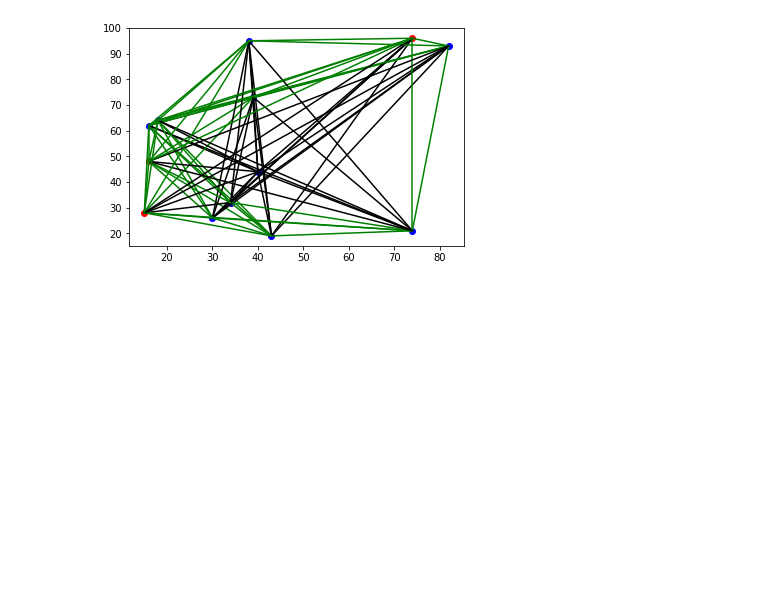
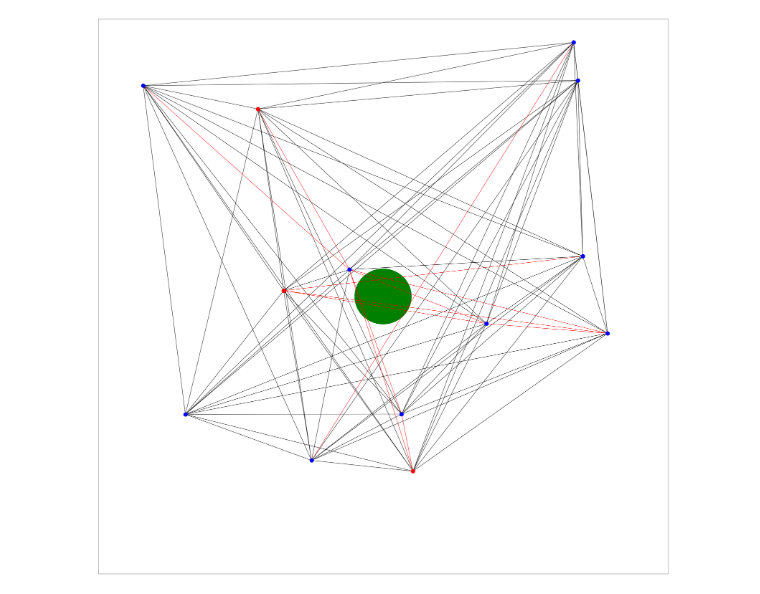
Before and after one commit to randomzy/MonteCarloMethods, a Jupyter notebook: Simulation.ipynb, the cells around one changed output. Saved outputs shown, nothing was run; the diff lists cells and outputs as text; code cells hidden in the pictures; blank space fills up the shorter version.

```diff
--- a/Simulation.ipynb
+++ b/Simulation.ipynb
@@ -9,16 +26,19 @@ poorPeople = 30000
 # %%
 def generateNeighbourhoods(nNeighbourhoods):
-    x = np.random.randint(0,101,nNeighbourhoods)
-    y = np.random.randint(0,101,nNeighbourhoods)
+    x = np.random.randint(0,norm,nNeighbourhoods)
+    y = np.random.randint(0,norm,nNeighbourhoods)
     return x,y
 
-x,y = generateNeighbourhoods(poorNeighbourhoods)
+xp,yp = generateNeighbourhoods(poorNeighbourhoods)
 xr,yr = generateNeighbourhoods(richNeighbourhoods)
-plt.plot(x,y,'bo')
-plt.plot(xr,yr,'ro')
 
-x = np.append(x,xr)
-y = np.append(y,yr)
+x = np.append(xr,xp)
+y = np.append(yr,yp)
+
+def connect(x,y,p1,p2,color='k'):
+    x1, x2 = x[p1], x[p2]
+    y1, y2 = y[p1], y[p2]
+    plt.plot([x1,x2],[y1,y2],color+'-')
 
 def intersects(x,y,p1,p2,cx,cy,cr):
     x1, x2 = x[p1], x[p2]
@@ -31,69 +51,77 @@ def intersects(x,y,p1,p2,cx,cy,cr):
     dy = y2 - y1
     dr_squared = dx**2 + dy**2
     D = x1*y2 - x2*y1
-    return cr**2 * dr_squared > D**2
+    return cr**2 * dr_squared >= D**2
 
-def connect(x,y,p1,p2,color='k'):
-    x1, x2 = x[p1], x[p2]
-    y1, y2 = y[p1], y[p2]
-    plt.plot([x1,x2],[y1,y2],color+'-')
+visibileRoutes = set()
 
 def drawRoutes(x,y):
     for i in range(0,len(x)):
         for j in range(i,len(x)):
-            if(intersects(x,y,i,j,50,50,20)):
+            if(intersects(x,y,i,j,norm/2,norm/2,100)):
+                visibileRoutes.add((i,j));
+                visibileRoutes.add((j,i));
+                connect(x,y,i,j,color='r')
+            else:
                 connect(x,y,i,j,color='k')
-            else:
-                connect(x,y,i,j,color='g')
 
 #graph is complete so all edges are n(n-1)/2 -> complexity for checking if an agent
 #could visit the shop is O(n^2) in space and O(n^2) in time lookup(table)
 #total time complexity should be O(n^2*iterations)
 
-neighbours = {x:list(range(richNeighbourhoods+poorNeighbourhoods)) for x in range(richNeighbourhoods+poorNeighbourhoods)}
-direction_probability = np.full(richNeighbourhoods+poorNeighbourhoods,1/(richNeighbourhoods+poorNeighbourhoods))
-stationary_distribution = np.append(np.full(poorNeighbourhoods,20),np.full(richNeighbourhoods,100))
-states = richNeighbourhoods + poorNeighbourhoods
-
 #Metropolis-Hastings
-def MetropolisHastings():
+def MetropolisHastings(neighbours,direction_probability,stationary_distribution):
+    states = len(neighbours.keys())
     MH_mat = np.zeros((states,states))
     proposal_mat = np.zeros((states,states))
 
-    #could be inserted in above algorithm for speedup
     for state,adjacent in zip(neighbours.keys(),neighbours.values()):
         for direction in range(len(neighbours.keys())):
             proposal_mat[state,adjacent[direction]] += direction_probability[direction]
 
     for state,adjacent in zip(neighbours.keys(),neighbours.values()):
         accept_probability = 0.0 #the probability to move to any of the neighbouring states
         for direction in range(len(neighbours.keys())):
             if(adjacent[direction]!=state):
                 acceptance_ratio = min(1, \
                     (stationary_distribution[adjacent[direction]]*proposal_mat[adjacent[direction],state])/ \
                     (stationary_distribution[state]*proposal_mat[state,adjacent[direction]]))
                 transition_probability = direction_probability[direction]*acceptance_ratio
                 accept_probability += transition_probability
                 MH_mat[state,adjacent[direction]] = transition_probability
         MH_mat[state,state] = 1-accept_probability
-    return MH_mat,proposal_mat
+    return MH_mat
 
-MHrich,proposal = MetropolisHastings()
+def generateMarkovMat(stationary_distribution):
+    neighbours = {x:list(range(totalNeighbourhoods)) for x in range(totalNeighbourhoods)}
+    direction_probability = np.full(totalNeighbourhoods,1/(totalNeighbourhoods))
+    return MetropolisHastings(neighbours,direction_probability,stationary_distribution)
 
-def step(state, markovMat):
-    nextState = np.random.choice()
-    return nextState
-#1) check which pairs of points cross the shop add in loopup table -> O(n^2)
-#2) start simulation
-#  2.1) make a step in the markov chain for each agent
-#  2.2) in each iteration check if the agent moving from point A to point B "sees the shop"
+richMM = generateMarkovMat(richDistribution)
+poorMM = generateMarkovMat(poorDistribution)
 
-def price(x,y,px,py):
-    return
-
-drawRoutes(x,y)
+#cumulative sums for determining next states
+richCS = np.cumsum(richMM,axis=1)
+poorCS = np.cumsum(poorMM,axis=1)
 
 agent_rich_state = np.random.randint(0,richNeighbourhoods,richPeople)
-agent_poor_state = np.random.randint(0,poorNeighbourhoods,poorPeople)
+agent_poor_state = np.random.randint(richNeighbourhoods,poorNeighbourhoods,poorPeople)
+
+def price(x,y,cx,cy):
+    p = zip(x,y)
+    np.linalg.norm()
+
+
+plt.figure(figsize=(50, 50))
+ax = plt.axes()
+ax.set_xlim(0.0,norm), ax.set_xticks([])
+ax.set_ylim(0.0, norm), ax.set_yticks([])
+drawRoutes(x,y)
+cir = plt.Circle((norm/2,norm/2),radius=100, color='green')
+ax = plt.gca()
+ax.add_artist(cir)
+plt.plot(xr,yr,'ro',markersize=20)
+plt.plot(xp,yp,'bo',markersize=20)
+plt.savefig('asdf.png')
 # %% [output]
-[figure, old version]
+[figure, new version]
```
Also changed, not shown: parts of 11 cells of this notebook.
